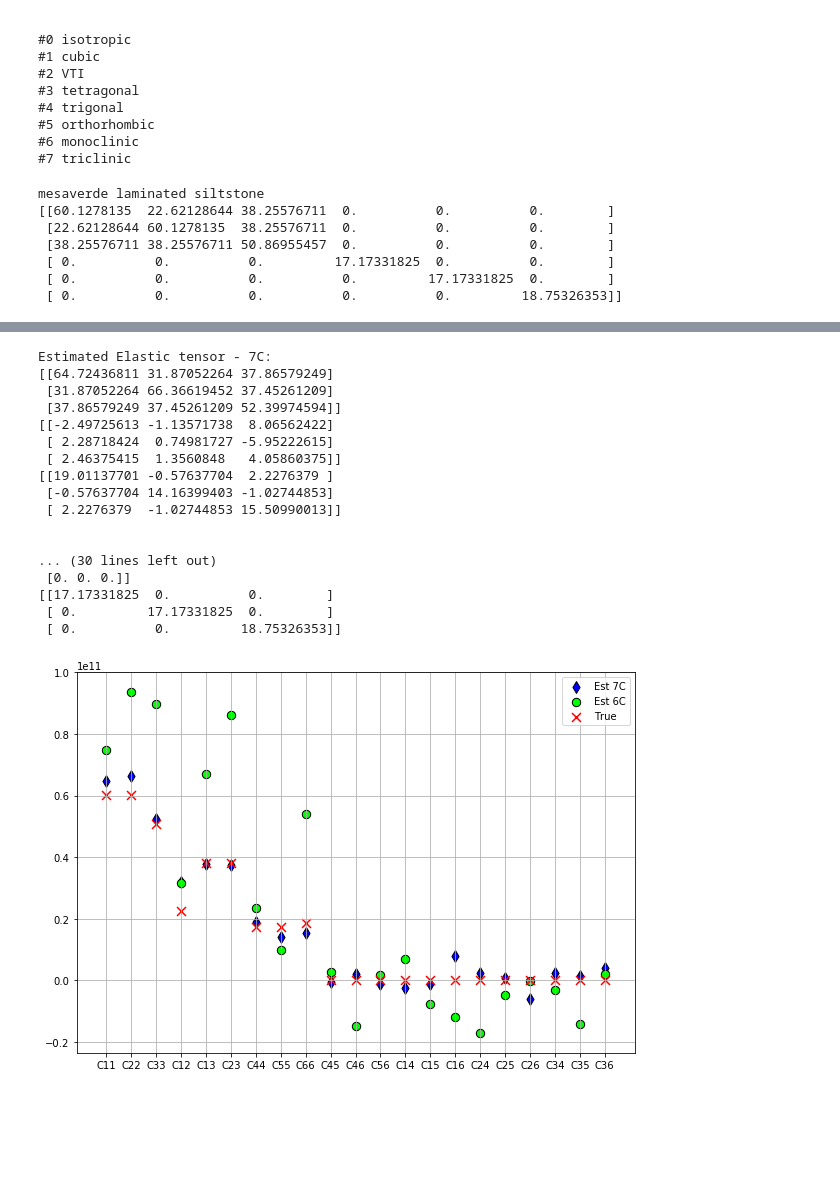
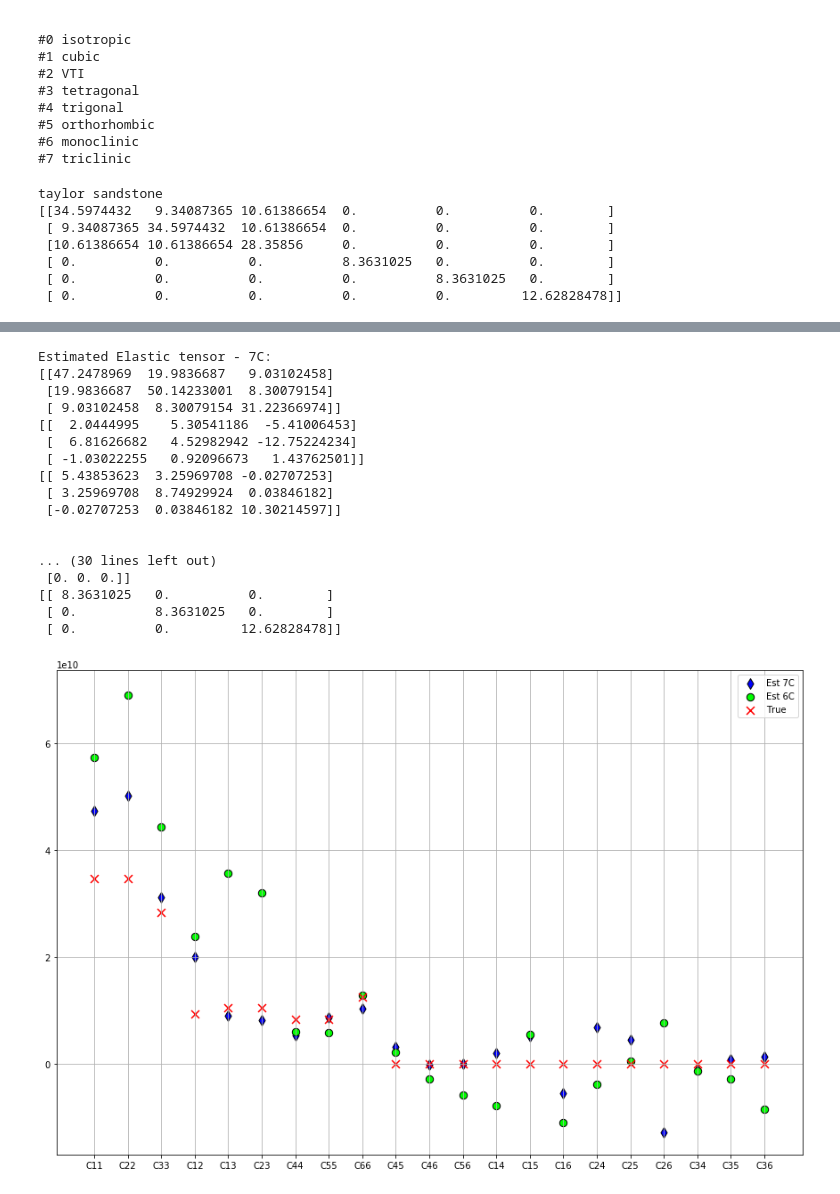
Before and after one commit to sebnoe/anisotropy, a Jupyter notebook: notebooks/Inversion_7C.ipynb, the cells around one changed output, grey strips where cells are left out. Saved outputs shown, nothing was run; the diff lists cells and outputs as text; code cells hidden in the pictures; blank space fills up the shorter version.

```diff
--- a/notebooks/Inversion_7C.ipynb
+++ b/notebooks/Inversion_7C.ipynb
@@ -172,16 +173,16 @@ rand_med = load_random_medium_list()
 #6 monoclinic
 #7 triclinic
 # %%
-C, density = get_specific_VTI(medium[3])
-#C, density = get_random_C(rand_med[7],20)
+C, density = get_specific_VTI(medium[1])
+#C, density = get_random_C(rand_med[5],20)
 # %% [output]
-mesaverde laminated siltstone
-[[60.1278135  22.62128644 38.25576711  0.          0.          0.        ]
- [22.62128644 60.1278135  38.25576711  0.          0.          0.        ]
- [38.25576711 38.25576711 50.86955457  0.          0.          0.        ]
- [ 0.          0.          0.         17.17331825  0.          0.        ]
- [ 0.          0.          0.          0.         17.17331825  0.        ]
- [ 0.          0.          0.          0.          0.         18.75326353]]
+taylor sandstone
+[[34.5974432   9.34087365 10.61386654  0.          0.          0.        ]
+ [ 9.34087365 34.5974432  10.61386654  0.          0.          0.        ]
+ [10.61386654 10.61386654 28.35856     0.          0.          0.        ]
+ [ 0.          0.          0.          8.3631025   0.          0.        ]
+ [ 0.          0.          0.          0.          8.3631025   0.        ]
+ [ 0.          0.          0.          0.          0.         12.62828478]]
 # %%
 ang1 = 0
 ang2 = 0
@@ -192,10 +193,11 @@ C = rotate_C(C,3,ang3)
 # %%
 f = 10.
 fs = 100.
-SNR_dB_u = 5.
+SNR_dB_u = 0.
 SNR_dB_r = 0.
 SNR_dB_s = 0.
-N = 15
+N = 20
+
 ## mode: assumed symmetry
 mode = 'triclinic'
 
@@ -283,7 +285,7 @@ print(C_e[3:,3:]*1e-9)
 print(' ')
 print(' ')
 print('misfit:')
-print(np.sqrt(np.dot(d-eps,d-eps))/len(nu_used))
+print(np.sqrt(np.dot(d-eps,d-eps))/len(nu_used)*1e-9)
 print(' ')
 print('Used Events: '+str(len(nu_used)))
 print('Rate: '+str(round(len(nu_used)/N*100,2))+'%')
@@ -295,7 +297,7 @@ print(C_e2[3:,3:]*1e-9)
 print(' ')
 print(' ')
 print('misfit:')
-print(np.sqrt(np.dot(d2-eps2,d2-eps2))/len(nu_used2))
+print(np.sqrt(np.dot(d2-eps2,d2-eps2))/len(nu_used2)*1e-9)
 print(' ')
 print('Used Events: '+str(len(nu_used2)))
 print('Rate: '+str(round(len(nu_used2)/N*100,2))+'%')
@@ -312,18 +314,18 @@ plot_tensor_estimation2(C,C_e,C_e2)
 Estimated Elastic tensor - 7C:
-[[64.72436811 31.87052264 37.86579249]
- [31.87052264 66.36619452 37.45261209]
- [37.86579249 37.45261209 52.39974594]]
-[[-2.49725613 -1.13571738  8.06562422]
- [ 2.28718424  0.74981727 -5.95222615]
- [ 2.46375415  1.3560848   4.05860375]]
-[[19.01137701 -0.57637704  2.2276379 ]
- [-0.57637704 14.16399403 -1.02744853]
- [ 2.2276379  -1.02744853 15.50990013]]
+[[47.2478969  19.9836687   9.03102458]
+ [19.9836687  50.14233001  8.30079154]
+ [ 9.03102458  8.30079154 31.22366974]]
+[[  2.0444995    5.30541186  -5.41006453]
+ [  6.81626682   4.52982942 -12.75224234]
+ [ -1.03022255   0.92096673   1.43762501]]
+[[ 5.43853623  3.25969708 -0.02707253]
+ [ 3.25969708  8.74929924  0.03846182]
+ [-0.02707253  0.03846182 10.30214597]]
 
 
 ... (30 lines left out)
  [0. 0. 0.]]
-[[17.17331825  0.          0.        ]
- [ 0.         17.17331825  0.        ]
- [ 0.          0.         18.75326353]]
+[[ 8.3631025   0.          0.        ]
+ [ 0.          8.3631025   0.        ]
+ [ 0.          0.         12.62828478]]
-[figure, old version]
+[figure, new version]
```
Also changed, not shown: parts of 7 cells of this notebook, 2 other files.
